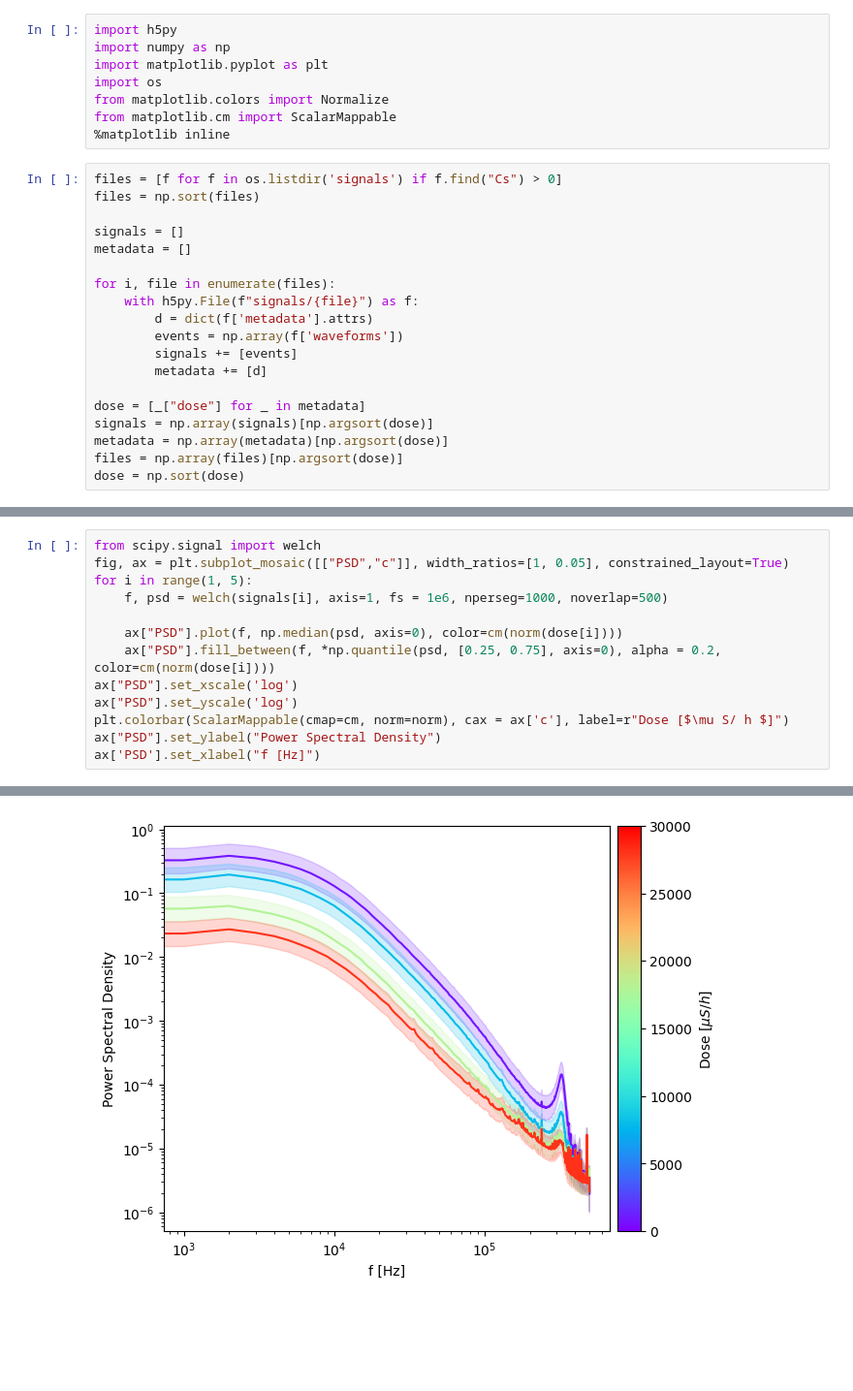
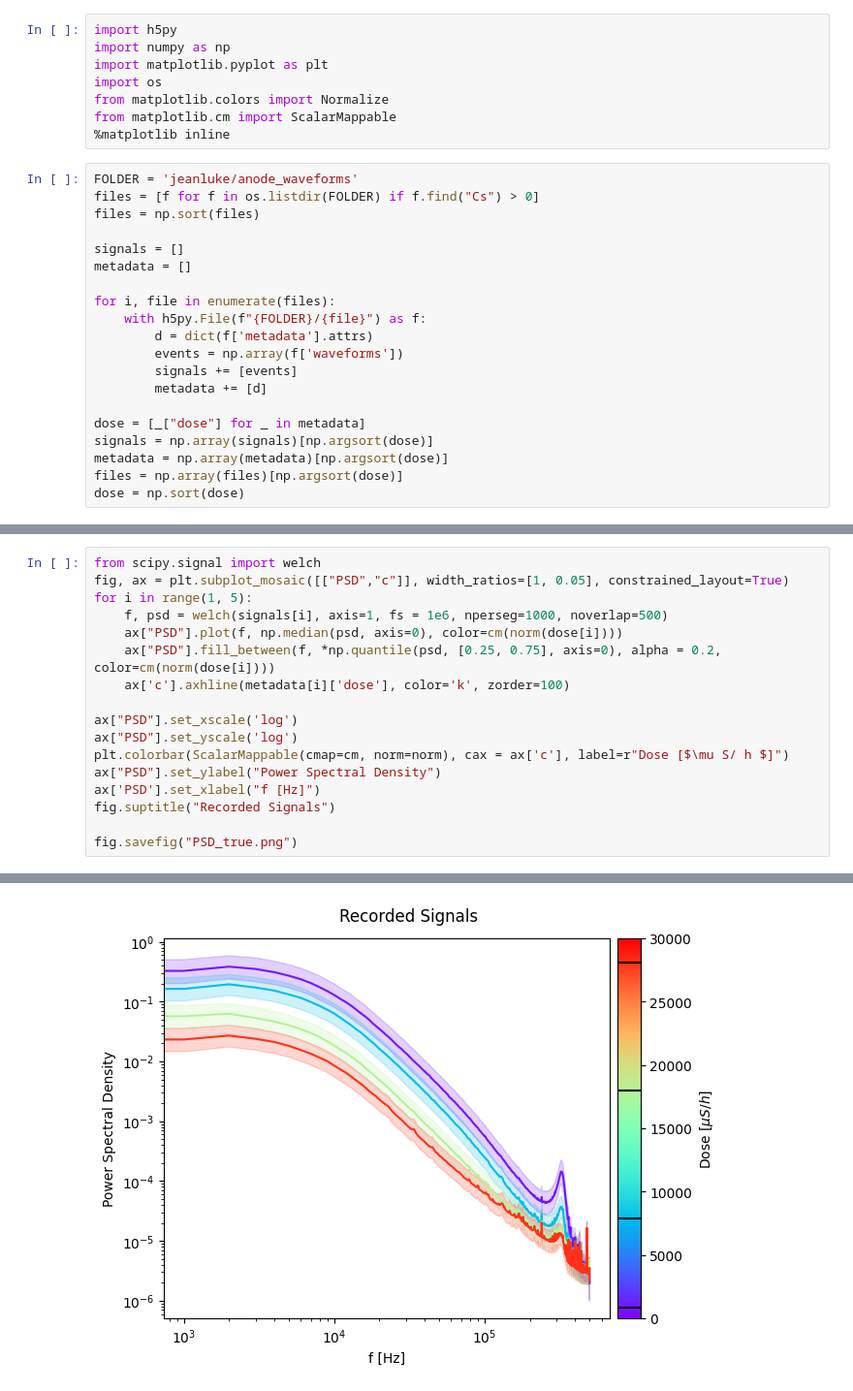
Before and after one commit to djanloo/tests_HRPMT, a Jupyter notebook: analysis.ipynb, the cells around one changed output, grey strips where cells are left out. Shown: that part at 97% size. Saved outputs shown, nothing was run; the diff lists cells and outputs as text; blank space fills up the shorter version.

```diff
--- a/analysis.ipynb
+++ b/analysis.ipynb
@@ -7,14 +7,15 @@ from matplotlib.colors import Normalize
 from matplotlib.cm import ScalarMappable
 %matplotlib inline
 # %%
-files = [f for f in os.listdir('signals') if f.find("Cs") > 0]
+FOLDER = 'jeanluke/anode_waveforms'
+files = [f for f in os.listdir(FOLDER) if f.find("Cs") > 0]
 files = np.sort(files)
 
 signals = []
 metadata = []
 
 for i, file in enumerate(files):
-    with h5py.File(f"signals/{file}") as f:
+    with h5py.File(f"{FOLDER}/{file}") as f:
         d = dict(f['metadata'].attrs)
         events = np.array(f['waveforms'])
         signals += [events]
@@ -54,12 +53,16 @@ from scipy.signal import welch
 fig, ax = plt.subplot_mosaic([["PSD","c"]], width_ratios=[1, 0.05], constrained_layout=True)
 for i in range(1, 5):
     f, psd = welch(signals[i], axis=1, fs = 1e6, nperseg=1000, noverlap=500)
-
     ax["PSD"].plot(f, np.median(psd, axis=0), color=cm(norm(dose[i])))
     ax["PSD"].fill_between(f, *np.quantile(psd, [0.25, 0.75], axis=0), alpha = 0.2, color=cm(norm(dose[i])))
+    ax['c'].axhline(metadata[i]['dose'], color='k', zorder=100)
+
 ax["PSD"].set_xscale('log')
 ax["PSD"].set_yscale('log')
 plt.colorbar(ScalarMappable(cmap=cm, norm=norm), cax = ax['c'], label=r"Dose [$\mu S/ h $]")
 ax["PSD"].set_ylabel("Power Spectral Density")
 ax['PSD'].set_xlabel("f [Hz]")
+fig.suptitle("Recorded Signals")
+
+fig.savefig("PSD_true.png")
 # %% [output]
@@ -67 +69 @@ Text(0.5, 0, 'f [Hz]')
-[figure, old version]
+[figure, new version]
```
Also changed, not shown: parts of 15 cells of this notebook, 11 other files.
